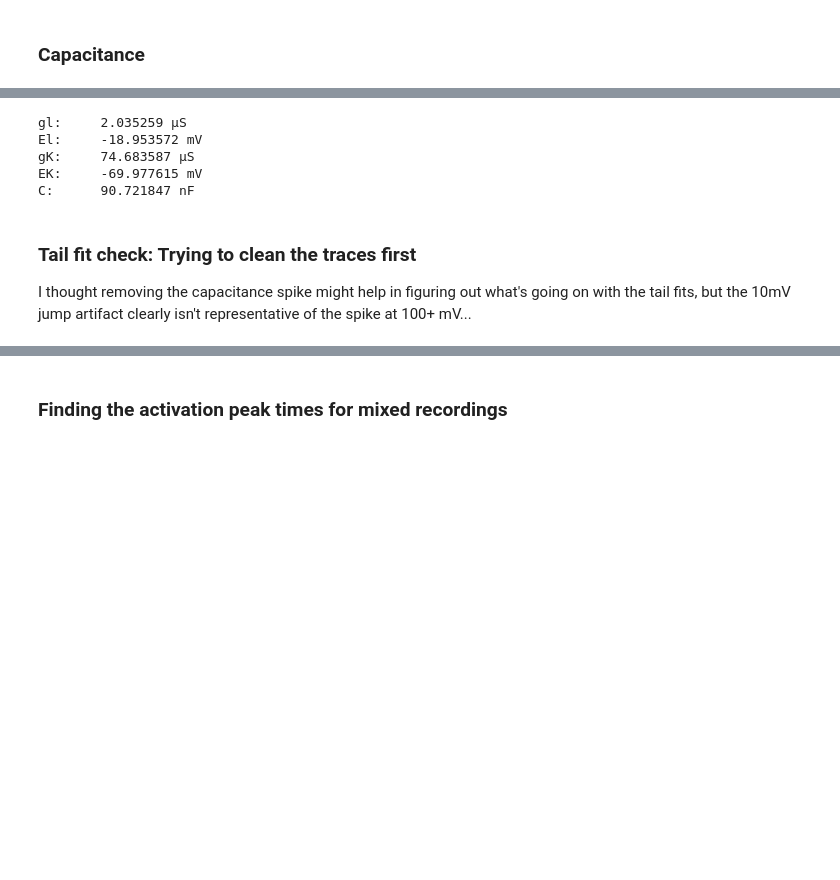
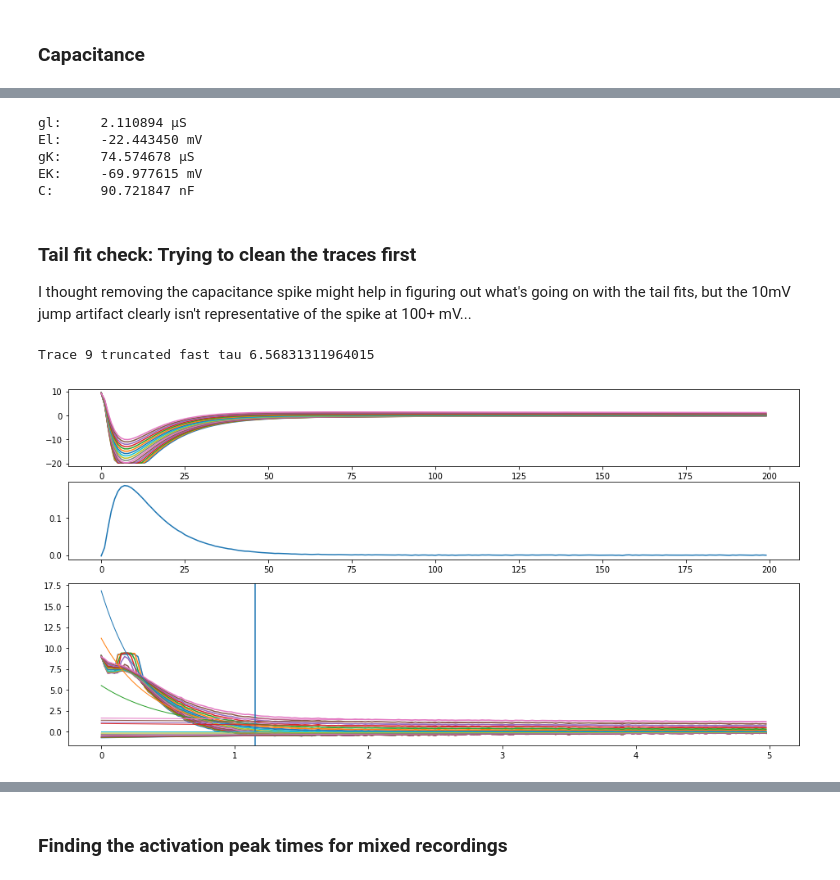
Before and after one commit to kernfel/mostips-analysis, a Jupyter notebook: Kv21.ipynb, the cells around one changed output, grey strips where cells are left out. Drawn from its saved outputs; the diff is of its cells as text; code cells hidden in the pictures; blank space fills up the shorter version.

```diff
--- a/Kv21.ipynb
+++ b/Kv21.ipynb
@@ -233,21 +275,21 @@ C:\t%(C)f nF' % params_rtdo
 
 print pstr
 
-if write:
-    f = open(paramsfile, 'w')
-    f.write(pstr)
-    f.close()
+# if write:
+#     f = open(paramsfile, 'w')
+#     f.write(pstr)
+#     f.close()
 # %% [output]
-gl:     2.035259 μS
-El:     -18.953572 mV
-gK:     74.683587 μS
+gl:     2.110894 μS
+El:     -22.443450 mV
+gK:     74.574678 μS
 EK:     -69.977615 mV
 C:      90.721847 nF
 # %% [markdown]
 ### Tail fit check: Trying to clean the traces first
 I thought removing the capacitance spike might help in figuring out what's going on with the tail fits, but the 10mV jump artifact clearly isn't representative of the spike at 100+ mV...
 # %%
-tailtest = False
+tailtest = True
 if tailtest:
     plt.figure(figsize=(16,8))
     width = 200
@@ -263,33 +305,36 @@ if tailtest:
     cap_currents = [I - np.median(I[rec3_stepdur*3/4]) for I in cap_currents_leaky]
     cap_voltages = np.diff([np.median(rec3.voltage[0][:rec3_offset])] + \
                            [np.median(rec3.voltage[0][i:i+rec3_stepdur])
                             for i in np.arange(rec3_nsteps)*rec3_stepdur + rec3_offset])
     cap_normcurrent = np.median([I/V for I,V in zip(cap_currents, cap_voltages)], axis=0)
     plt.subplot(4,1,2)
     plt.plot(cap_normcurrent[:width])
 
     tail_Vstep = [np.median(V[rec2_limits[0]:rec2_limits[1]]) - np.median([VV for VV in V[:rec2_limits[0]] if VV>0])
                   for V in rec2.voltage]
     tail_Ipre = [np.median(I[rec2_limits[0]-50:rec2_limits[0]]) for I in rec2.current]
     clean_tails = np.copy(noleak_tails)
     for I,V,Ipre in zip(clean_tails, tail_Vstep, tail_Ipre):
         I[:rec3_stepdur] -= np.clip(cap_normcurrent*V, -20-Ipre,20-Ipre)
 
     plt.subplot(2,1,2)
     tx = np.arange(width)*tres
     for I in clean_tails:
         plt.plot(tx, I[:width])
 
     normcur_peak = np.argmax(cap_normcurrent)
     cutoff = normcur_peak + np.sum(cap_normcurrent[normcur_peak:] > 0.05*cap_normcurrent[normcur_peak])
     plt.axvline(cutoff*tres)
 
     cut_tails = [I[cutoff:] - np.median(I[-8000:]) for I in clean_tails]
     p = fit_exp2(cut_tails, np.arange(len(cut_tails[0])) + cutoff, min_tau = 10)
 
     plt.gca().set_prop_cycle(None)
     for pp in p:
         plt.plot(tx, exp2_decay(np.arange(width), pp), linewidth=1)
+# %% [output]
+Trace 9 truncated fast tau 6.56831311964015
+[figure, added]
 # %%
 if tailtest:
     tail_t0_alternative = [exp2_decay(0, pp) for pp in p]
```
Also changed, not shown: parts of 13 cells of this notebook, 1 other file.
